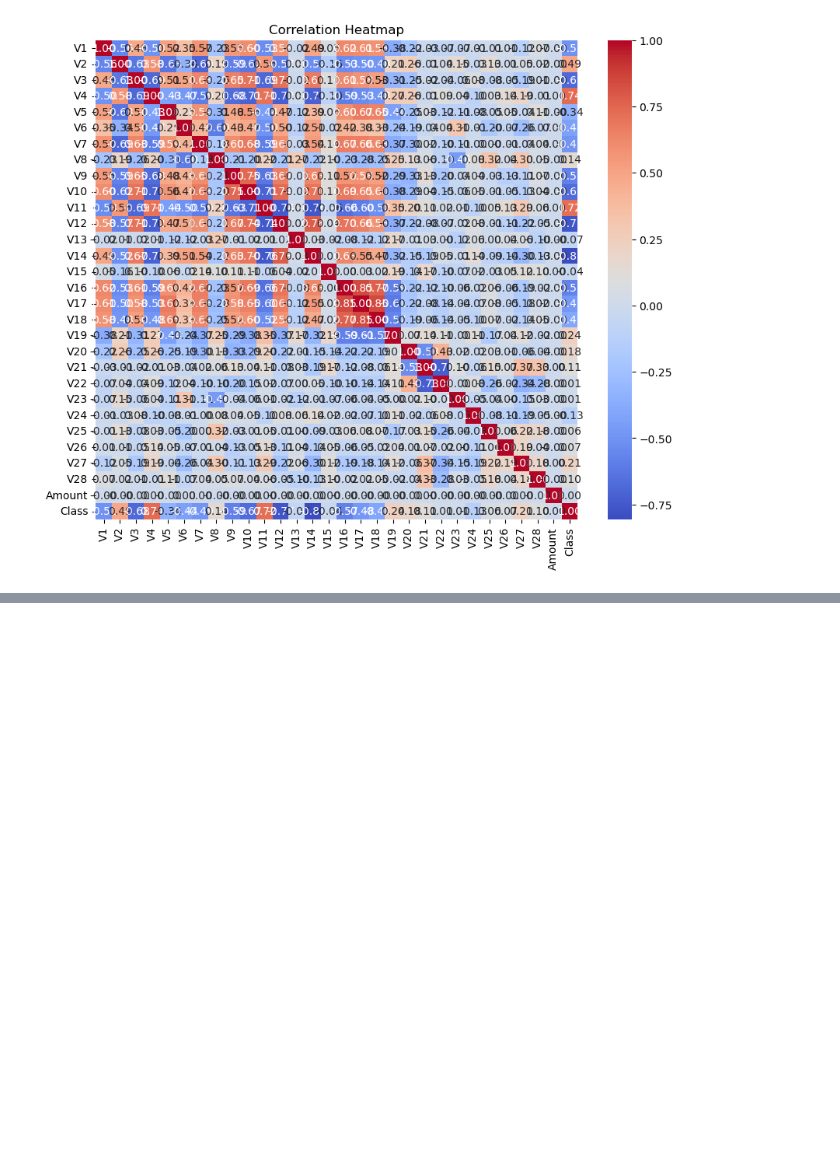
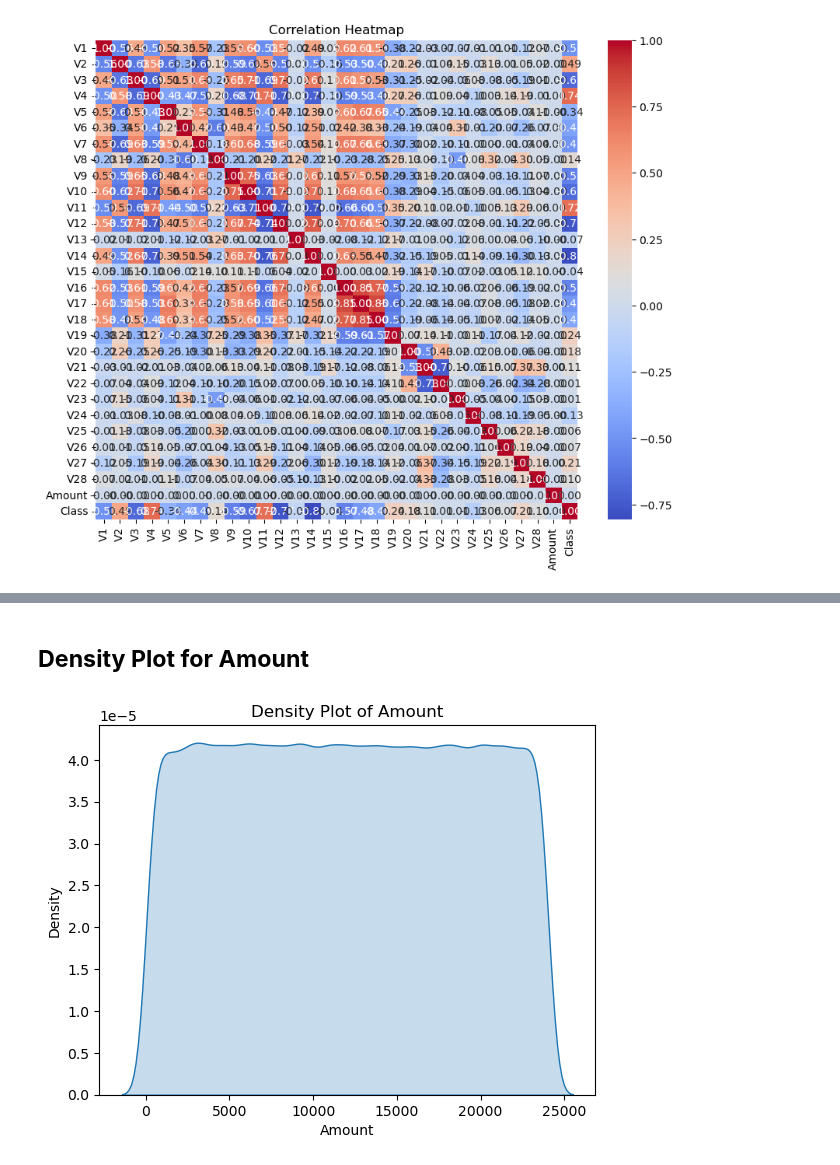
Before and after one commit to jjence/IntroToAI-Group7, a Jupyter notebook: CreditCardFraud.ipynb, the cells around one changed output, grey strips where cells are left out. Cells and saved outputs as stored; diff of their text form; code cells hidden in the pictures; blank space fills up the shorter version.

```diff
--- a/CreditCardFraud.ipynb
+++ b/CreditCardFraud.ipynb
@@ -130,0 +141,10 @@ This is a test
+# %% [markdown]
+## **Density Plot for Amount**
+# %%
+sns.kdeplot(data['Amount'], fill=True)
+plt.title("Density Plot of Amount")
+plt.xlabel('Amount')
+plt.ylabel('Density')
+plt.show()
+# %% [output]
+[figure, added]
```
Also changed, not shown: parts of 27 cells of this notebook.
